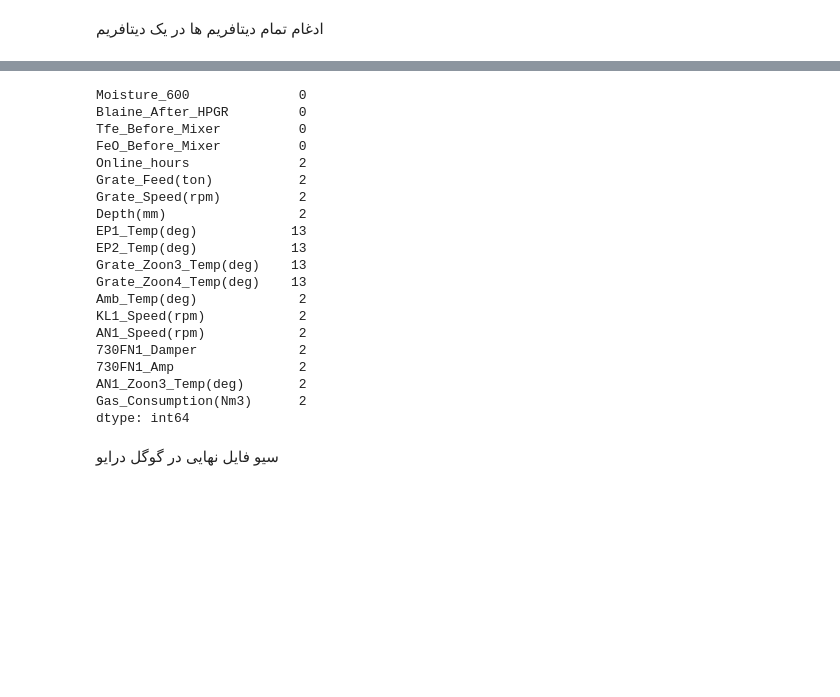
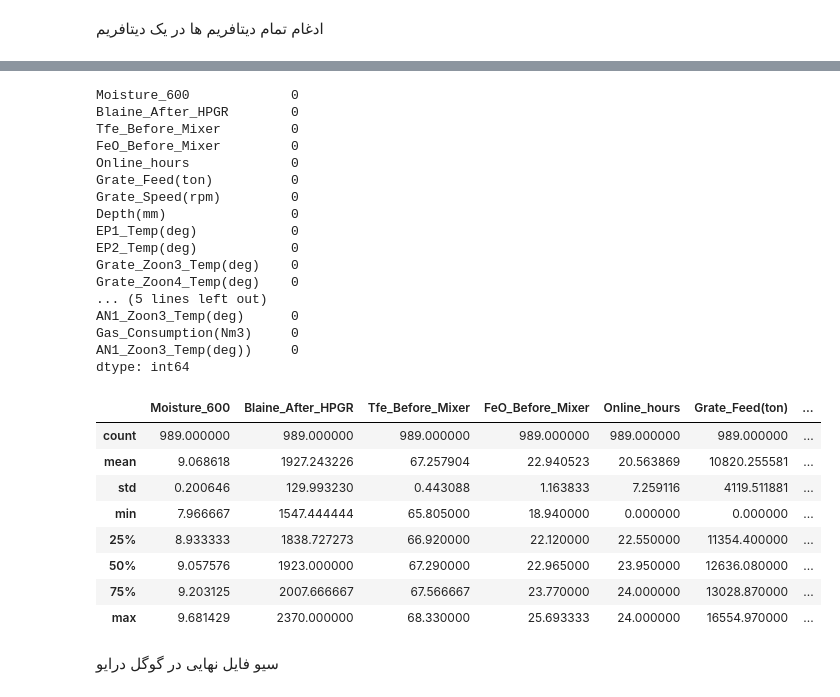
Before and after one commit to heidaralavi/Gas-Prj, a Jupyter notebook: Gas_Prj.ipynb, the cells around one changed output, grey strips where cells are left out. Drawn from its saved outputs; the diff is of its cells as text; code cells hidden in the pictures; blank space fills up the shorter version.

```diff
--- a/Gas_Prj.ipynb
+++ b/Gas_Prj.ipynb
@@ -267,4 +218,19 @@ filter = df['Grate_Feed(ton)'] != 0
+# %%
+import numpy as np
+cols=['Grate_Feed(ton)']
+df[cols] = np.where(df[cols] <= 5 , 0.0, df[cols])
+cols=['Grate_Speed(rpm)']
+df[cols] = np.where(df[cols] < 0 , 0.0, df[cols])
+df['Grate_Zoon4_Temp(deg)']=np.where(df['Grate_Zoon4_Temp(deg)'] < 5 , None, df['Grate_Zoon4_Temp(deg)'])
+df['Grate_Zoon3_Temp(deg)']=np.where(df['Grate_Zoon3_Temp(deg)'] > 1390 , None, df['Grate_Zoon3_Temp(deg)'])
+df['Grate_Zoon4_Temp(deg)']=np.where(df['Grate_Zoon4_Temp(deg)'] > 1390 , None, df['Grate_Zoon4_Temp(deg)'])
+df['Amb_Temp(deg)']=np.where(df['Amb_Temp(deg)'] > 60.0 , None, df['Amb_Temp(deg)'])
+df['730FN1_Amp']=np.where(df['730FN1_Amp'] > 200 , None, df['730FN1_Amp'])
+df['EP1_Temp(deg)']=np.where(df['EP1_Temp(deg)'] > 200 , None, df['EP1_Temp(deg)'])
+df['AN1_Zoon3_Temp(deg))']=np.where(df['AN1_Zoon3_Temp(deg)'] > 200 , None, df['AN1_Zoon3_Temp(deg)'])
 # %%
 filter = df['Grate_Feed(ton)'] != 0
-cols=['Online_hours','Grate_Speed(rpm)']
-df[cols].where(filter, other=0, inplace = True)
+df['Online_hours'].where(filter, other=0, inplace = True)
+df['Grate_Speed(rpm)'].where(filter, other=0, inplace = True)
+filter = df['Grate_Speed(rpm)'] != 0
+df['Grate_Speed(rpm)'].where(filter, other=0, inplace = True)
@@ -288,26 +237,40 @@ df
+# %%
+cols=['EP1_Temp(deg)','EP2_Temp(deg)','Grate_Zoon3_Temp(deg)','Grate_Zoon3_Temp(deg)','Grate_Zoon4_Temp(deg)','Amb_Temp(deg)','730FN1_Amp','EP1_Temp(deg)','AN1_Zoon3_Temp(deg)']
+df[cols] = df[cols].bfill()
+# %%
+df.dropna(how='any',axis=0,inplace=True)
 # %%
 df.isnull().sum()
 # %% [output]
-Moisture_600              0
-Blaine_After_HPGR         0
-Tfe_Before_Mixer          0
-FeO_Before_Mixer          0
-Online_hours              2
-Grate_Feed(ton)           2
-Grate_Speed(rpm)          2
-Depth(mm)                 2
-EP1_Temp(deg)            13
-EP2_Temp(deg)            13
-Grate_Zoon3_Temp(deg)    13
-Grate_Zoon4_Temp(deg)    13
-Amb_Temp(deg)             2
-KL1_Speed(rpm)            2
-AN1_Speed(rpm)            2
-730FN1_Damper             2
-730FN1_Amp                2
-AN1_Zoon3_Temp(deg)       2
-Gas_Consumption(Nm3)      2
+Moisture_600             0
+Blaine_After_HPGR        0
+Tfe_Before_Mixer         0
+FeO_Before_Mixer         0
+Online_hours             0
+Grate_Feed(ton)          0
+Grate_Speed(rpm)         0
+Depth(mm)                0
+EP1_Temp(deg)            0
+EP2_Temp(deg)            0
+Grate_Zoon3_Temp(deg)    0
+Grate_Zoon4_Temp(deg)    0
+... (5 lines left out)
+AN1_Zoon3_Temp(deg)      0
+Gas_Consumption(Nm3)     0
+AN1_Zoon3_Temp(deg))     0
 dtype: int64
+# %%
+df.describe()
+# %% [output]
+|  | Moisture_600 | Blaine_After_HPGR | Tfe_Before_Mixer | FeO_Before_Mixer | Online_hours | Grate_Feed(ton) | ... |
+| count | 989.000000 | 989.000000 | 989.000000 | 989.000000 | 989.000000 | 989.000000 | ... |
+| mean | 9.068618 | 1927.243226 | 67.257904 | 22.940523 | 20.563869 | 10820.255581 | ... |
+| std | 0.200646 | 129.993230 | 0.443088 | 1.163833 | 7.259116 | 4119.511881 | ... |
+| min | 7.966667 | 1547.444444 | 65.805000 | 18.940000 | 0.000000 | 0.000000 | ... |
+| 25% | 8.933333 | 1838.727273 | 66.920000 | 22.120000 | 22.550000 | 11354.400000 | ... |
+| 50% | 9.057576 | 1923.000000 | 67.290000 | 22.965000 | 23.950000 | 12636.080000 | ... |
+| 75% | 9.203125 | 2007.666667 | 67.566667 | 23.770000 | 24.000000 | 13028.870000 | ... |
+| max | 9.681429 | 2370.000000 | 68.330000 | 25.693333 | 24.000000 | 16554.970000 | ... |
 # %% [markdown]
 سیو فایل نهایی در گوگل درایو
 # %%
```
Also changed, not shown: parts of 6 cells of this notebook.
